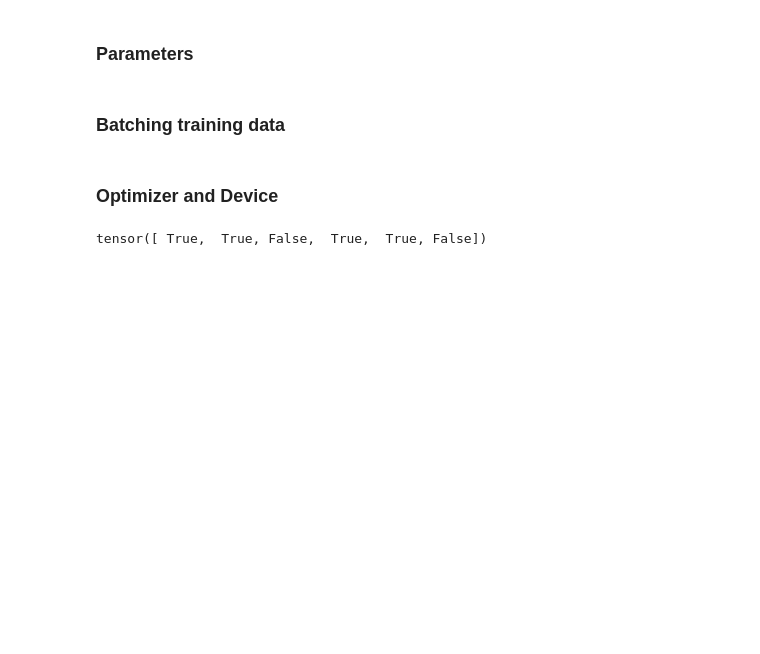
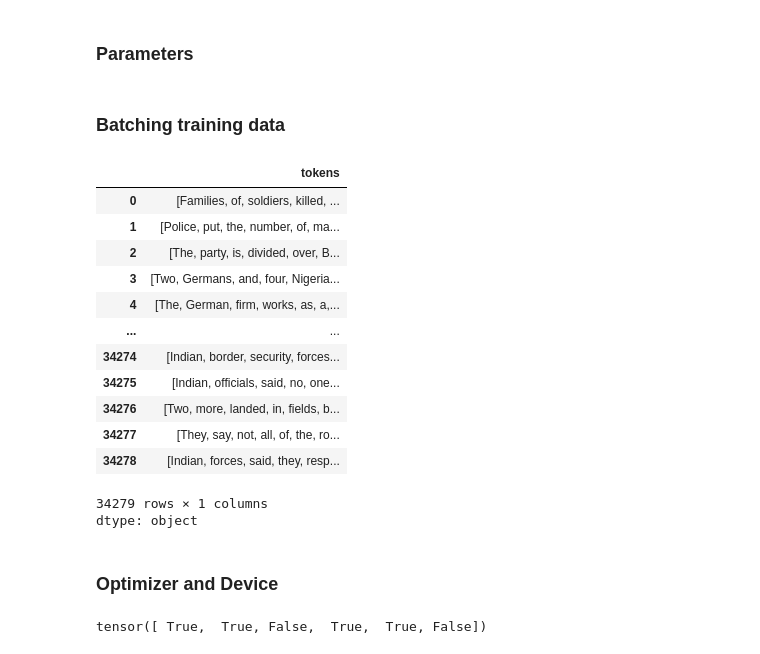
Before and after one commit to senghok510/code, a Jupyter notebook: BiLSTM_PT_CRF.ipynb, the cells around one changed output. Saved outputs shown, nothing was run; the diff lists cells and outputs as text; code cells hidden in the pictures; blank space fills up the shorter version.

```diff
--- a/BiLSTM_PT_CRF.ipynb
+++ b/BiLSTM_PT_CRF.ipynb
@@ -654,6 +688,23 @@ class BiLSTMTagger(torch.nn.Module):
         return logits
 # %% [markdown]
 ### Batching training data
+# %%
+train_df["tokens"]
+# %% [output]
+|  | tokens |
+| 0 | [Families, of, soldiers, killed, ... |
+| 1 | [Police, put, the, number, of, ma... |
+| 2 | [The, party, is, divided, over, B... |
+| 3 | [Two, Germans, and, four, Nigeria... |
+| 4 | [The, German, firm, works, as, a,... |
+| ... | ... |
+| 34274 | [Indian, border, security, forces... |
+| 34275 | [Indian, officials, said, no, one... |
+| 34276 | [Two, more, landed, in, fields, b... |
+| 34277 | [They, say, not, all, of, the, ro... |
+| 34278 | [Indian, forces, said, they, resp... |
+34279 rows × 1 columns
+dtype: object
 # %%
 
 lengths_train = np.array([len(seq) for seq in train_df["tokens"]])
```
Also changed, not shown: parts of 84 cells of this notebook.
